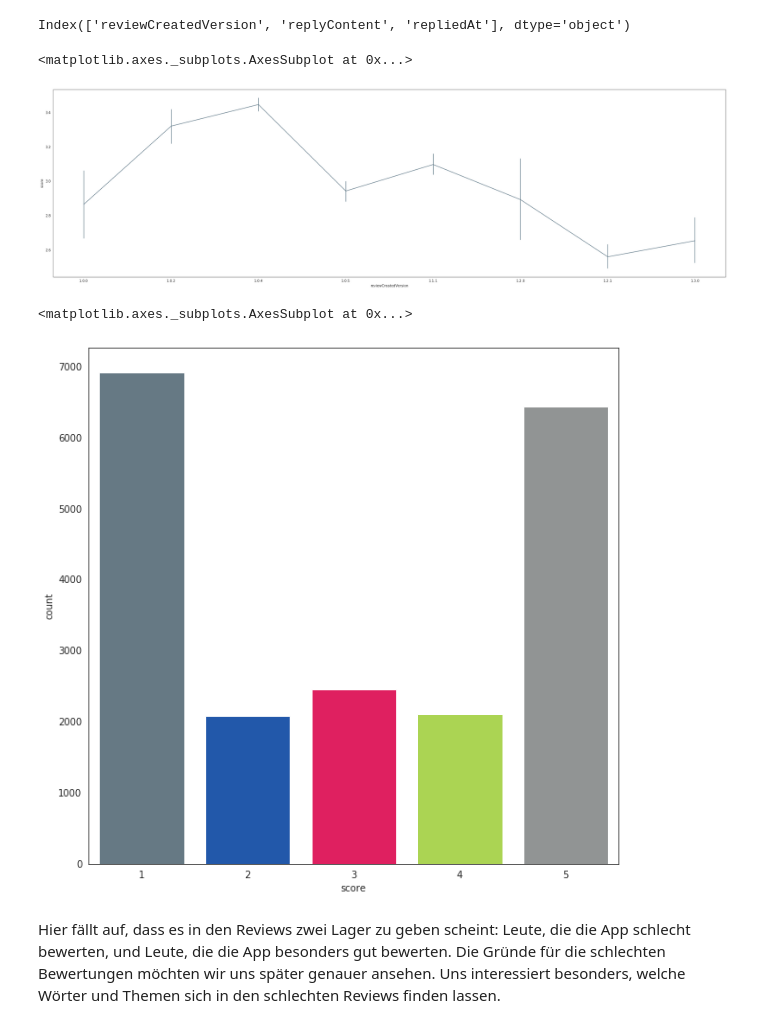
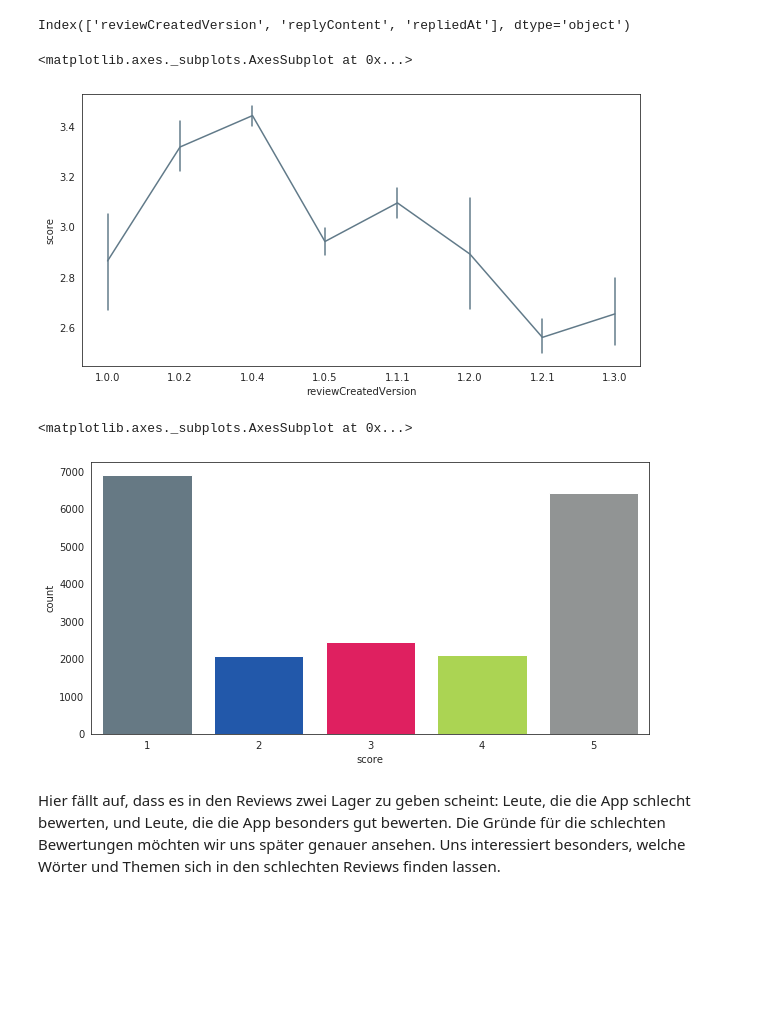
Before and after one commit to nnamliehbes/CoronaWarnApp_Analysis, a Jupyter notebook: corona.ipynb, the cells around one changed output. Cells and saved outputs as stored; diff of their text form; code cells hidden in the pictures; blank space fills up the shorter version.

Commit message:
v.04
- made plots smaller
- added pdf for preview

```diff
--- a/corona.ipynb
+++ b/corona.ipynb
@@ -49,24 +49,24 @@ df_version_filter = df_version_filter[df_version_filter["count"] >= 50]
 mask_version = df_version_filter["reviewCreatedVersion"]
 df_version_filter = df[df["reviewCreatedVersion"].isin(mask_version)]
 # %%
-plt.figure(figsize=(35,10))
+plt.figure(figsize=(10,5))
 
 mycolors = ["#617a89", "#0b53c1", "#ff0055", "#b3e93e", "#909495", "#ffec1b", "#fba29d", "#23d0fc", "#fda609", "#7f0799", "#650d1b"]
 sns.set_palette(sns.color_palette(mycolors))
 sns.set_style("white")
 sns.lineplot(x = "reviewCreatedVersion", y = "score", err_style = "bars", ci = 95, data = df_version_filter)
 # %% [output]
 <matplotlib.axes._subplots.AxesSubplot at 0x...>
-[figure, old version]
+[figure, new version]
 # %%
 # count of scores given
-plt.figure(figsize=(10,10))
+plt.figure(figsize=(10,5))
 sns.set_style("white")
 sns.set_palette(sns.color_palette(mycolors))
 sns.countplot(x = "score", data = df)
 # %% [output]
 <matplotlib.axes._subplots.AxesSubplot at 0x...>
-[figure, old version]
+[figure, new version]
 # %% [markdown]
 Hier fällt auf, dass es in den Reviews zwei Lager zu geben scheint: Leute, die die App schlecht bewerten, und Leute, die die App besonders gut bewerten. Die Gründe für die schlechten Bewertungen möchten wir uns später genauer ansehen. Uns interessiert besonders, welche Wörter und Themen sich in den schlechten Reviews finden lassen.
 # %% [markdown]
```
Also changed, not shown: parts of 8 cells of this notebook, 1 other file.
